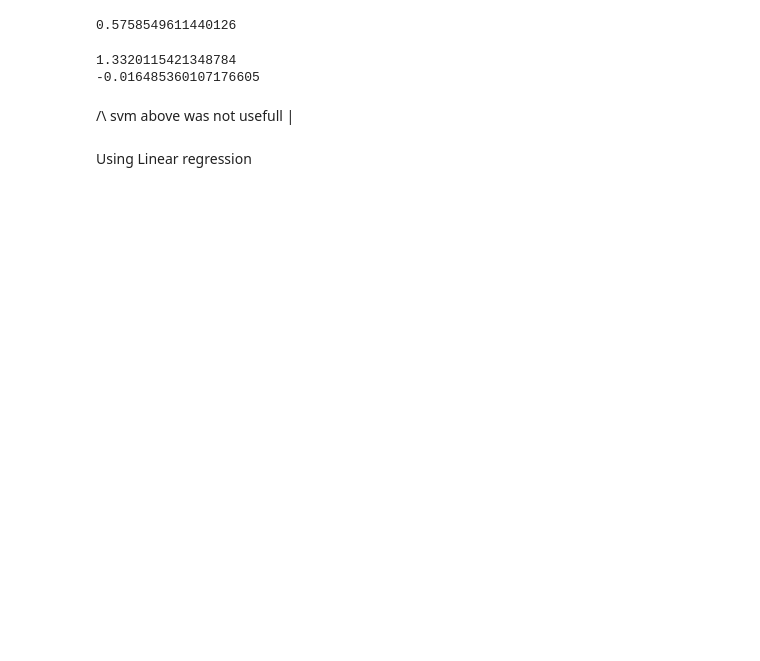
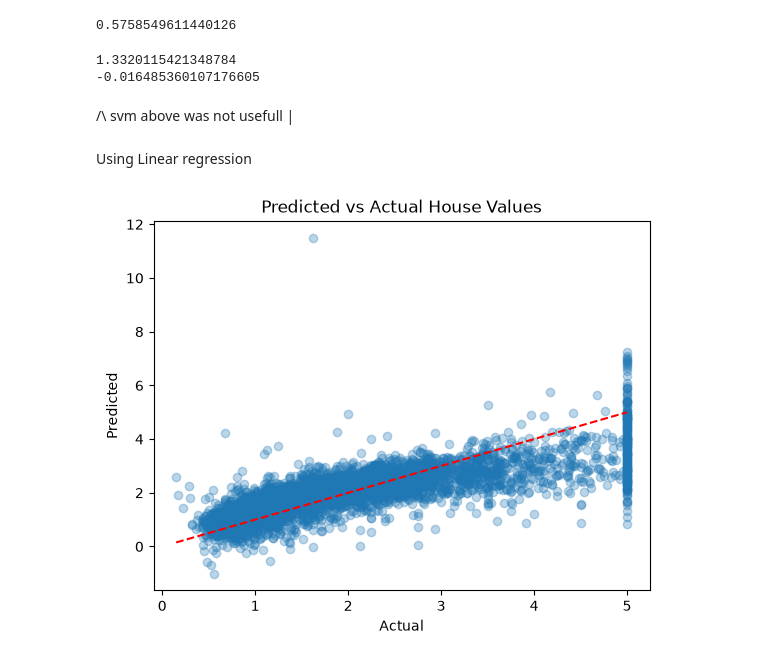
Before and after one commit to DITNO/AI-ML-Journey, a Jupyter notebook: ML/California_housing_regression_mode.ipynb, the cells around one changed output. Drawn from its saved outputs; the diff is of its cells as text; code cells hidden in the pictures; blank space fills up the shorter version.

Commit message:
Graph representation

```diff
--- a/ML/California_housing_regression_mode.ipynb
+++ b/ML/California_housing_regression_mode.ipynb
@@ -59,3 +59,14 @@ model = LinearRegression()
 model.fit(x_train,y_train)
 
 y_pred = model.predict(x_test)
+# %%
+import matplotlib.pyplot as plt
+
+plt.scatter(y_test, y_pred, alpha=0.3)
+plt.plot([y_test.min(), y_test.max()], [y_test.min(), y_test.max()], 'r--')  # perfect prediction line
+plt.xlabel("Actual")
+plt.ylabel("Predicted")
+plt.title("Predicted vs Actual House Values")
+plt.show()
+# %% [output]
+[figure, added]
```
